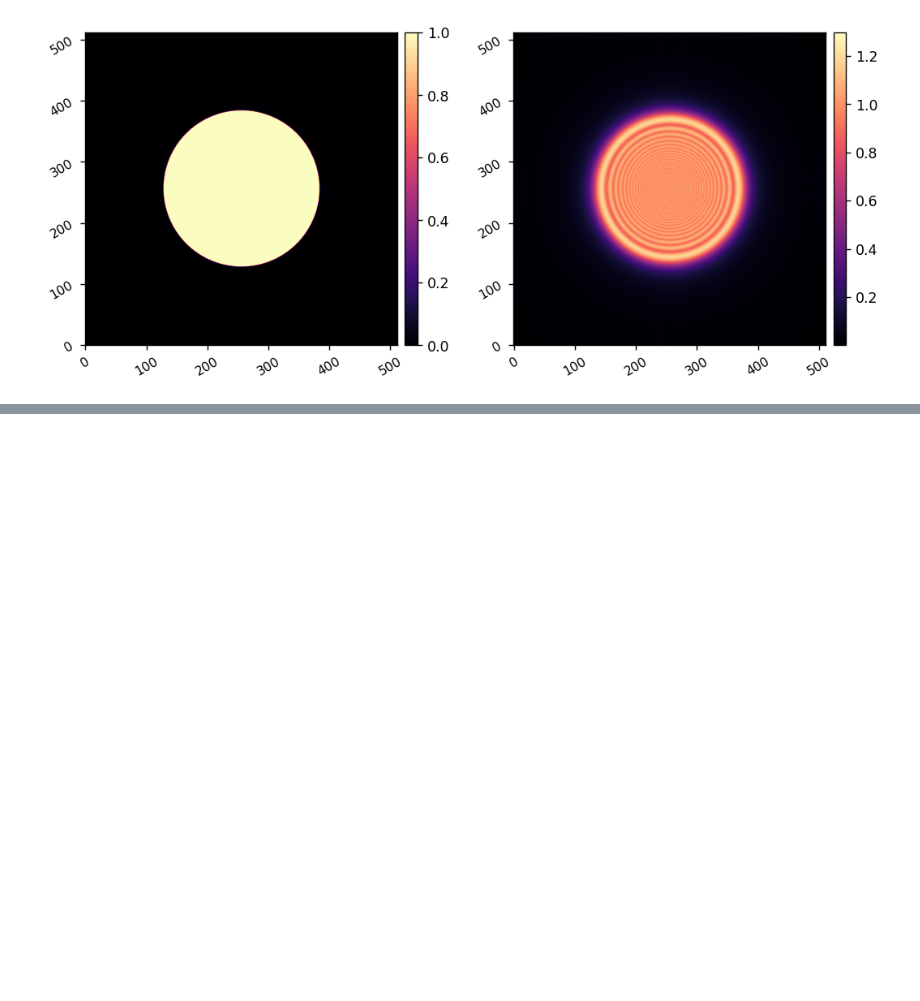
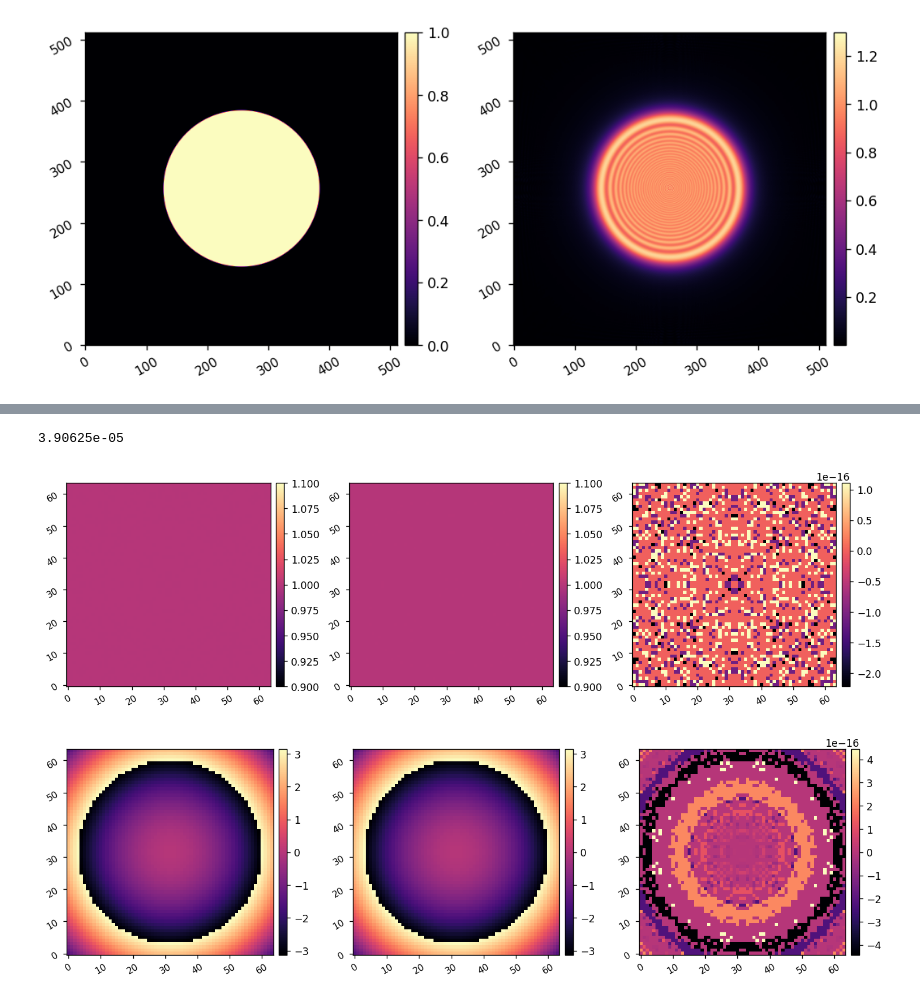
Before and after one commit to kian1377/apra-howfsc-models, a Jupyter notebook: notebooks/test_angular_spectrum.ipynb, the cells around one changed output, grey strips where cells are left out. Cells and saved outputs as stored; diff of their text form; code cells hidden in the pictures; blank space fills up the shorter version.

```diff
--- a/notebooks/test_angular_spectrum.ipynb
+++ b/notebooks/test_angular_spectrum.ipynb
@@ -44,0 +67,15 @@ FileNotFoundError: /home/apra/Projects/P5040/P5040_test_software/test/optical_mo
+# %%
+pixelscale.to_value(u.m/u.pix)
+# %% [output]
+3.90625e-05
+# %%
+test_tf = np.loadtxt('/home/apra/Projects/P5040/P5040_test_software/test/optical_model/as/tf.csv', delimiter=',', dtype=np.complex128)
+
+diff = xp.abs(tf).get() - np.abs(test_tf)
+imshow3(xp.abs(tf), np.abs(test_tf), diff, npix=64)
+
+diff = xp.angle(tf).get() - np.angle(test_tf)
+imshow3(xp.angle(tf), np.angle(test_tf), diff, npix=64)
+# %% [output]
+[figure, added]
+[figure, added]
```
Also changed, not shown: parts of 8 cells of this notebook, 3 other files.
